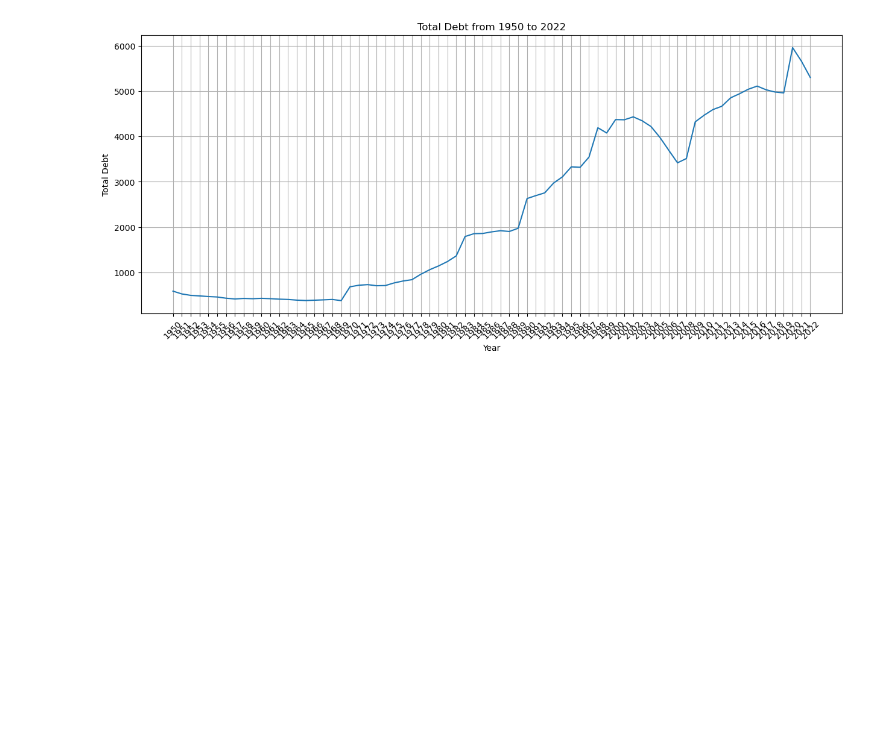
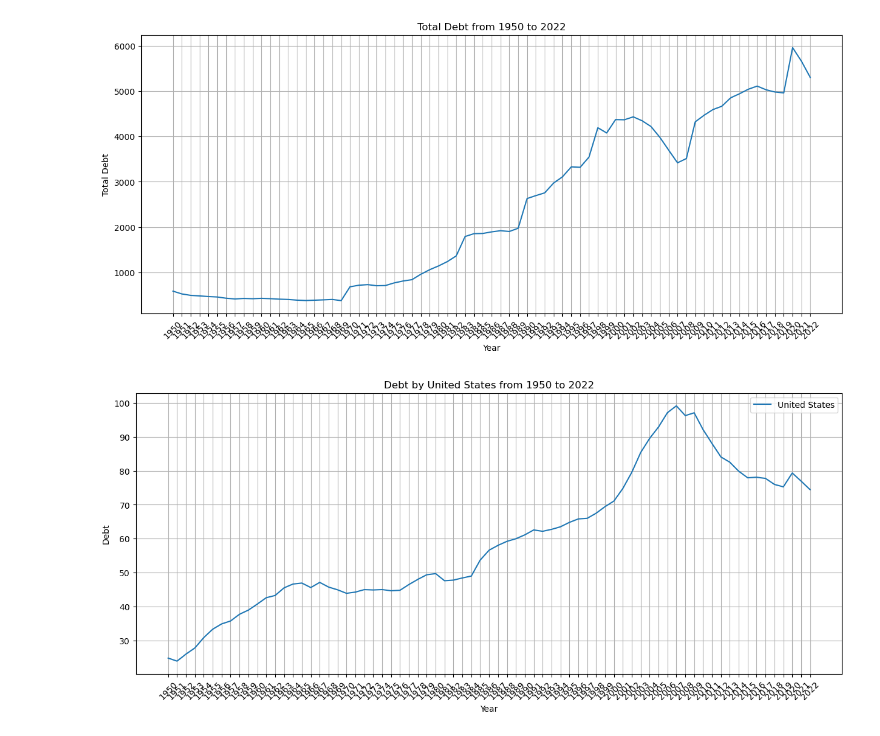
Before and after one commit to MaukanMir/global-debt-analysis, a Jupyter notebook: training.ipynb, the cells around one changed output. Drawn from its saved outputs; the diff is of its cells as text; code cells hidden in the pictures; blank space fills up the shorter version.

Commit message:
Added new visualization graphs and fucntions

```diff
--- a/training.ipynb
+++ b/training.ipynb
@@ -15,11 +15,20 @@ def read_all_file_paths(list_of_files:list)->list:
       List
   """
 
-  list_of_dfs = []
+  list_of_dfs, col_names = [], ['country', 'indicator_name', '1950', '1951', '1952', '1953',
+       '1954', '1955', '1956', '1957', '1958', '1959', '1960', '1961', '1962',
+       '1963', '1964', '1965', '1966', '1967', '1968', '1969', '1970', '1971',
+       '1972', '1973', '1974', '1975', '1976', '1977', '1978', '1979', '1980',
+       '1981', '1982', '1983', '1984', '1985', '1986', '1987', '1988', '1989',
+       '1990', '1991', '1992', '1993', '1994', '1995', '1996', '1997', '1998',
+       '1999', '2000', '2001', '2002', '2003', '2004', '2005', '2006', '2007',
+       '2008', '2009', '2010', '2011', '2012', '2013', '2014', '2015', '2016',
+       '2017', '2018', '2019', '2020', '2021', '2022'],
 
   for file in list_of_files:
     df = pd.read_csv(file + ".csv", encoding = "ISO-8859-1")
     df.fillna(0, inplace = True)
+    df.columns = col_names
     df["indicator_name"] ="debt"
 
     list_of_dfs.append(df)
@@ -46,6 +55,32 @@ def plot_debt_graph(df:pd.DataFrame)->None:
   plt.xticks(rotation=45)
   plt.grid(True)
   plt.show()
+
+def plot_by_country_name(country:str, df:pd.DataFrame)->None:
+    """Plots country debt by name
+
+    Args:
+        country (str):
+        df (pd.DataFrame):
+    """
+
+    year_columns = [str(year) for year in range(1950, 2023)]
+
+    # Set the figure size and layout
+    plt.figure(figsize=(15, 6))
+
+
+    country_data = df[df["country"] == country]
+    plt.plot(year_columns, country_data[year_columns].values.flatten(), label=country)
+
+    # Adding titles and labels
+    plt.title(f'Debt by {country} from 1950 to 2022')
+    plt.xlabel('Year')
+    plt.ylabel('Debt')
+    plt.xticks(rotation=45)
+    plt.legend()  # Add a legend if the number of countries is manageable
+    plt.grid(True)
+    plt.show()
 # %%
 file_paths = [
   'central_government_debt',
@@ -76,3 +111,7 @@ plot_debt_graph(centeral_government)
 plot_debt_graph(general_government_debt)
 # %% [output]
 [figure]
+# %%
+plot_by_country_name("United States", household_debt)
+# %% [output]
+[figure, added]
```
Also changed, not shown: parts of 3 cells of this notebook.
